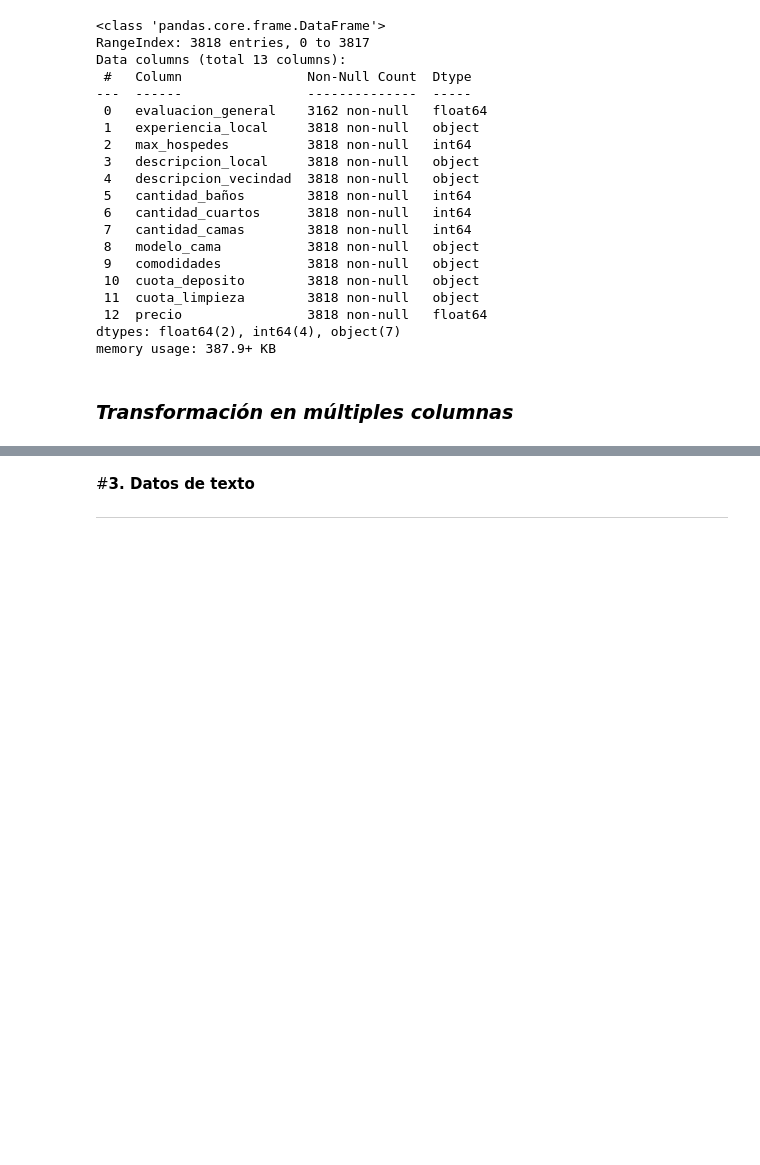
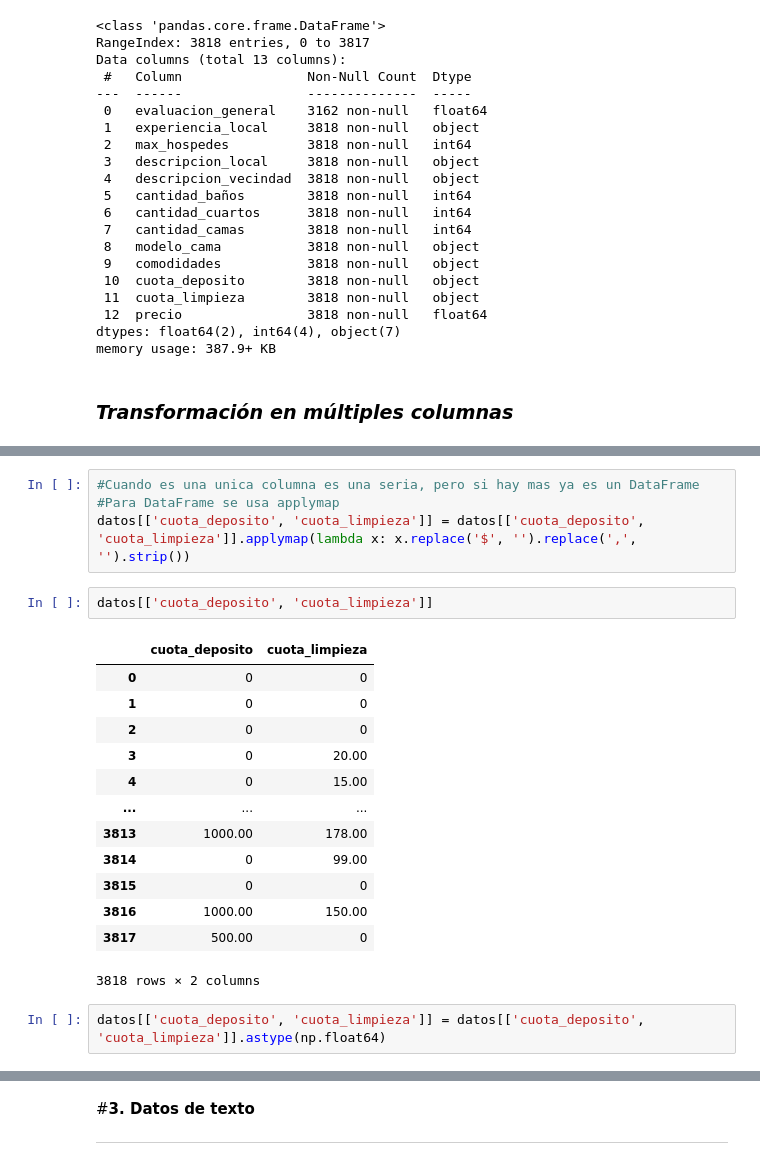
Before and after one commit to NatSama2/Curso-Alura-Latam, a Jupyter notebook: Pandas_Tratamiento_Manipulacion_Datos.ipynb, the cells around one changed output, grey strips where cells are left out. Cells and saved outputs as stored; diff of their text form; blank space fills up the shorter version.

```diff
--- a/Pandas_Tratamiento_Manipulacion_Datos.ipynb
+++ b/Pandas_Tratamiento_Manipulacion_Datos.ipynb
@@ -287,0 +322,22 @@ memory usage: 387.9+ KB
+# %%
+#Cuando es una unica columna es una seria, pero si hay mas ya es un DataFrame
+#Para DataFrame se usa applymap
+datos[['cuota_deposito', 'cuota_limpieza']] = datos[['cuota_deposito', 'cuota_limpieza']].applymap(lambda x: x.replace('$', '').replace(',', '').strip())
+# %%
+datos[['cuota_deposito', 'cuota_limpieza']]
+# %% [output]
+|  | cuota_deposito | cuota_limpieza |
+| 0 | 0 | 0 |
+| 1 | 0 | 0 |
+| 2 | 0 | 0 |
+| 3 | 0 | 20.00 |
+| 4 | 0 | 15.00 |
+| ... | ... | ... |
+| 3813 | 1000.00 | 178.00 |
+| 3814 | 0 | 99.00 |
+| 3815 | 0 | 0 |
+| 3816 | 1000.00 | 150.00 |
+| 3817 | 500.00 | 0 |
+3818 rows × 2 columns
+# %%
+datos[['cuota_deposito', 'cuota_limpieza']] = datos[['cuota_deposito', 'cuota_limpieza']].astype(np.float64)
```
Also changed, not shown: parts of 3 cells of this notebook.
